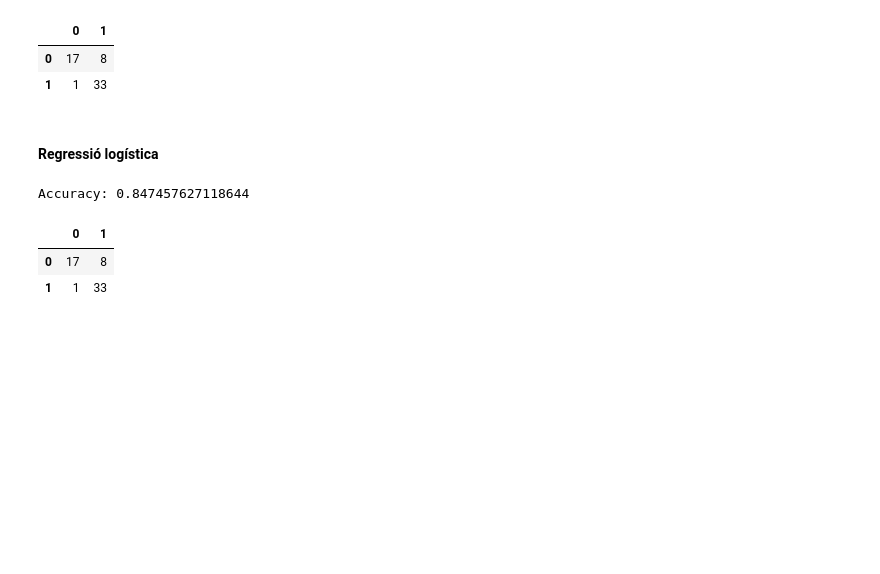
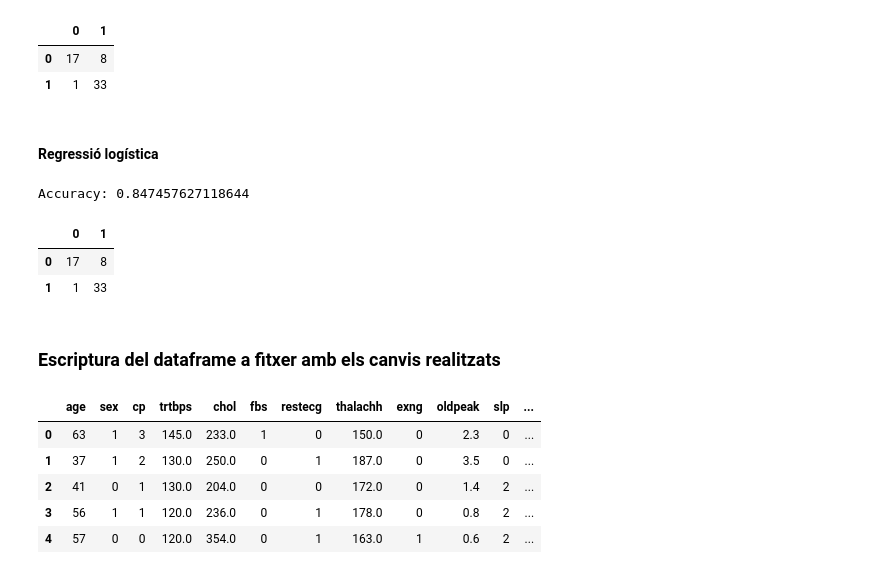
Before and after one commit to sercres/pra2_tipologia, a Jupyter notebook: code/pauconstans_screspia_PRA2.ipynb, the cells around one changed output. Saved outputs shown, nothing was run; the diff lists cells and outputs as text; code cells hidden in the pictures; blank space fills up the shorter version.

```diff
--- a/code/pauconstans_screspia_PRA2.ipynb
+++ b/code/pauconstans_screspia_PRA2.ipynb
@@ -523,3 +523,18 @@ Accuracy: 0.847457627118644
 |  | 0 | 1 |
 | 0 | 17 | 8 |
 | 1 | 1 | 33 |
+# %% [markdown]
+### Escriptura del dataframe a fitxer amb els canvis realitzats
+# %%
+new_file = '../data/heart_new.csv'
+df.to_csv(new_file, index=False)
+# %%
+df_new = pd.read_csv(new_file)
+df_new.head()
+# %% [output]
+|  | age | sex | cp | trtbps | chol | fbs | restecg | thalachh | exng | oldpeak | slp | ... |
+| 0 | 63 | 1 | 3 | 145.0 | 233.0 | 1 | 0 | 150.0 | 0 | 2.3 | 0 | ... |
+| 1 | 37 | 1 | 2 | 130.0 | 250.0 | 0 | 1 | 187.0 | 0 | 3.5 | 0 | ... |
+| 2 | 41 | 0 | 1 | 130.0 | 204.0 | 0 | 0 | 172.0 | 0 | 1.4 | 2 | ... |
+| 3 | 56 | 1 | 1 | 120.0 | 236.0 | 0 | 1 | 178.0 | 0 | 0.8 | 2 | ... |
+| 4 | 57 | 0 | 0 | 120.0 | 354.0 | 0 | 1 | 163.0 | 1 | 0.6 | 2 | ... |
```
Also changed, not shown: parts of 22 cells of this notebook, 3 other files.
